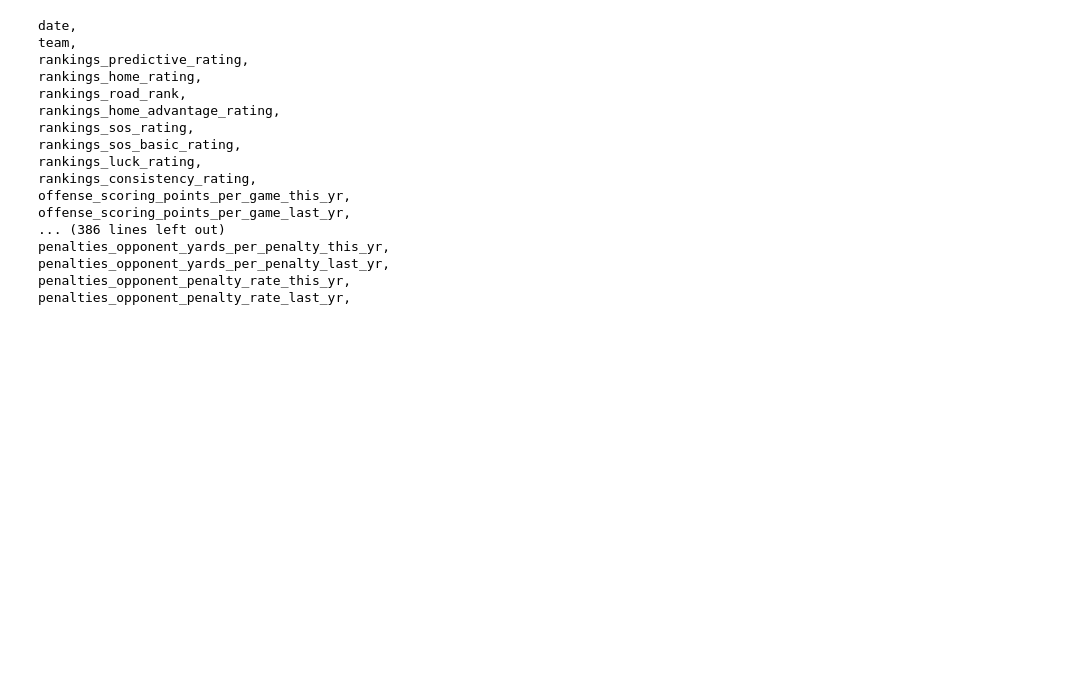
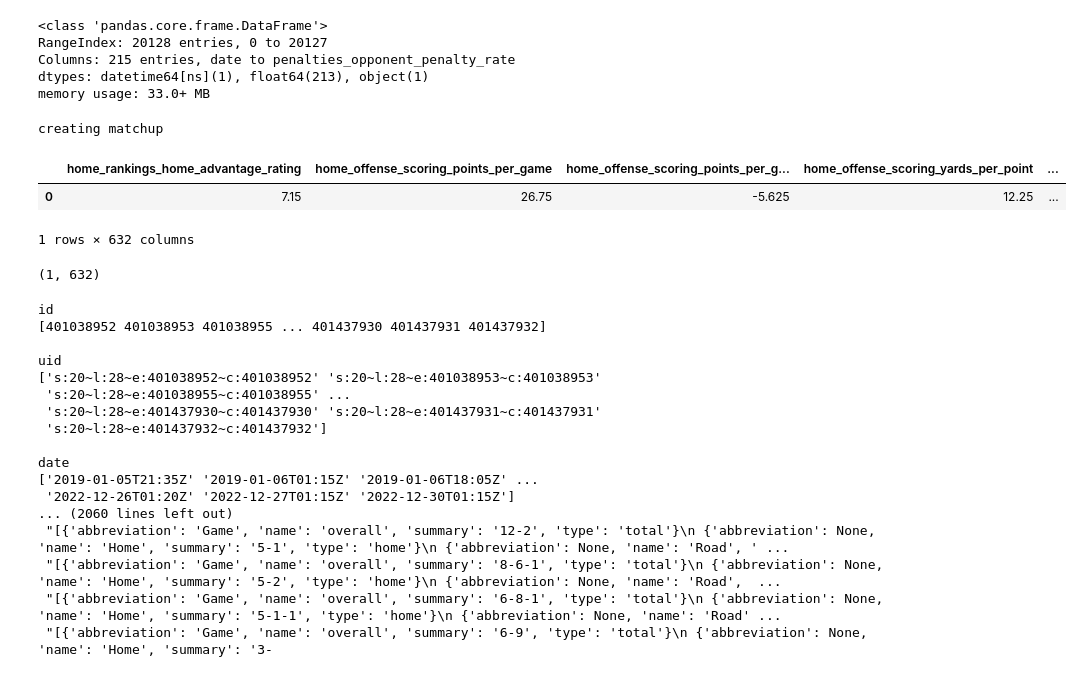
Before and after one commit to dan8239/nfl-data-engineering, a Jupyter notebook: src/training/model_train.ipynb, the cells around one changed output. Saved outputs shown, nothing was run; the diff lists cells and outputs as text; code cells hidden in the pictures; blank space fills up the shorter version.

Commit message:
Preprocessing tr done, box scores in progress

```diff
--- a/src/training/model_train.ipynb
+++ b/src/training/model_train.ipynb
@@ -423,0 +26,32 @@ Index(['date', 'team', 'rankings_predictive_rating', 'rankings_home_rating',
+# %%
+stat_df = preprocess_tr_stats.preprocess(stat_df)
+# %%
+stat_df.info()
+# %% [output]
+<class 'pandas.core.frame.DataFrame'>
+RangeIndex: 20128 entries, 0 to 20127
+Columns: 215 entries, date to penalties_opponent_penalty_rate
+dtypes: datetime64[ns](1), float64(213), object(1)
+memory usage: 33.0+ MB
+# %%
+mc = matchup_creator.MatchupCreator(stats_db=stat_df)
+# %%
+date = datetime(2022, 10, 24)
+home_team_id = 10
+road_team_id = 20
+# %%
+matchup = mc.create_matchup(home_team_merge_id=home_team_id,
+                            road_team_merge_id=road_team_id,
+                            date=date)
+# %% [output]
+creating matchup
+# %%
+matchup
+# %% [output]
+|  | home_rankings_home_advantage_rating | home_offense_scoring_points_per_game | home_offense_scoring_points_per_g... | home_offense_scoring_yards_per_point | ... |
+| 0 | 7.15 | 26.75 | -5.625 | 12.25 | ... |
+1 rows × 632 columns
+# %%
+matchup.shape
+# %% [output]
+(1, 632)
@@ -424,21 +62,23 @@ Index(['date', 'team', 'rankings_predictive_rating', 'rankings_home_rating',
 # %%
-for col in stat_df.columns:
-    print(f"{col},")
+for col in box_df.columns:
+    print(col)
+    print(box_df[col].unique())
+    print()
 # %% [output]
-date,
-team,
-rankings_predictive_rating,
-rankings_home_rating,
-rankings_road_rank,
-rankings_home_advantage_rating,
-rankings_sos_rating,
-rankings_sos_basic_rating,
-rankings_luck_rating,
-rankings_consistency_rating,
-offense_scoring_points_per_game_this_yr,
-offense_scoring_points_per_game_last_yr,
-... (386 lines left out)
-penalties_opponent_yards_per_penalty_this_yr,
-penalties_opponent_yards_per_penalty_last_yr,
-penalties_opponent_penalty_rate_this_yr,
-penalties_opponent_penalty_rate_last_yr,
+id
+[401038952 401038953 401038955 ... 401437930 401437931 401437932]
+
+uid
+['s:20~l:28~e:401038952~c:401038952' 's:20~l:28~e:401038953~c:401038953'
+ 's:20~l:28~e:401038955~c:401038955' ...
+ 's:20~l:28~e:401437930~c:401437930' 's:20~l:28~e:401437931~c:401437931'
+ 's:20~l:28~e:401437932~c:401437932']
+
+date
+['2019-01-05T21:35Z' '2019-01-06T01:15Z' '2019-01-06T18:05Z' ...
+ '2022-12-26T01:20Z' '2022-12-27T01:15Z' '2022-12-30T01:15Z']
+... (2060 lines left out)
+ "[{'abbreviation': 'Game', 'name': 'overall', 'summary': '12-2', 'type': 'total'}\n {'abbreviation': None, 'name': 'Home', 'summary': '5-1', 'type': 'home'}\n {'abbreviation': None, 'name': 'Road', ' ...
+ "[{'abbreviation': 'Game', 'name': 'overall', 'summary': '8-6-1', 'type': 'total'}\n {'abbreviation': None, 'name': 'Home', 'summary': '5-2', 'type': 'home'}\n {'abbreviation': None, 'name': 'Road',  ...
+ "[{'abbreviation': 'Game', 'name': 'overall', 'summary': '6-8-1', 'type': 'total'}\n {'abbreviation': None, 'name': 'Home', 'summary': '5-1-1', 'type': 'home'}\n {'abbreviation': None, 'name': 'Road' ...
+ "[{'abbreviation': 'Game', 'name': 'overall', 'summary': '6-9', 'type': 'total'}\n {'abbreviation': None, 'name': 'Home', 'summary': '3-
```
Also changed, not shown: parts of 12 cells of this notebook, 12 other files.
